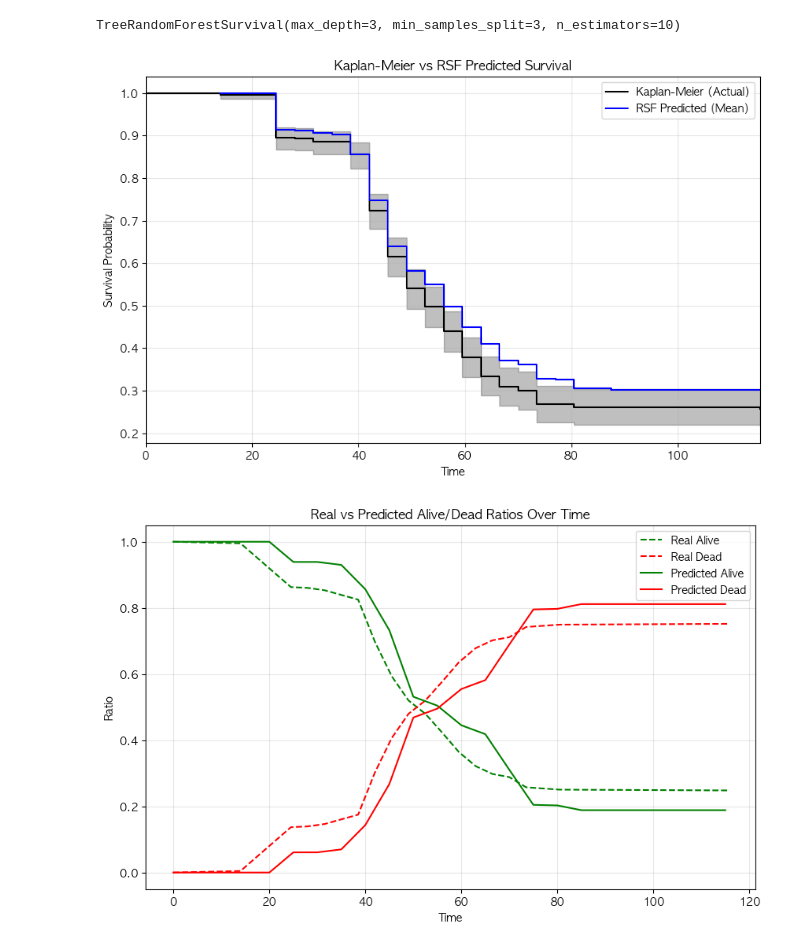
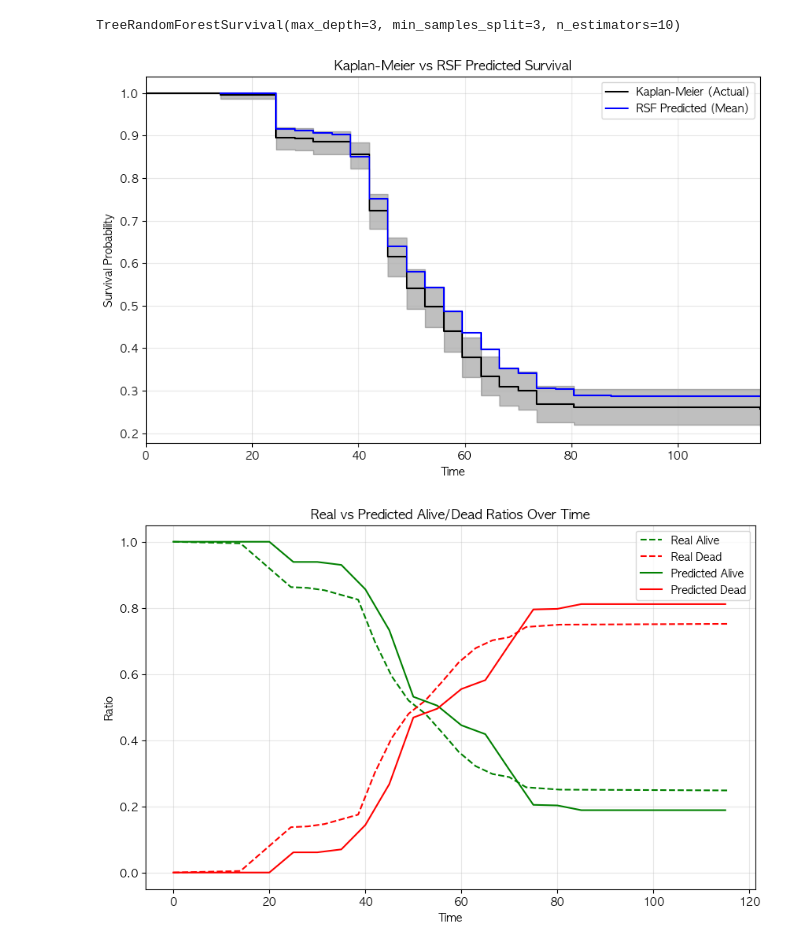
Before and after one commit to SKNetworks-AI19-250818/SKN19-mini-3Team, a Jupyter notebook: model_run.ipynb, the cells around one changed output. Saved outputs shown, nothing was run; the diff lists cells and outputs as text; code cells hidden in the pictures.

```diff
--- a/model_run.ipynb
+++ b/model_run.ipynb
@@ -237,9 +237,9 @@ rsf_optim.fit(*train_set)
 # %% [output]
 TreeRandomForestSurvival(max_depth=3, min_samples_split=3, n_estimators=10)
 # %%
-ModelAnalysis.compare_km_and_model(rsf_optim, *test_set, max_time=115.5)
+ModelAnalysis.compare_km_and_model(rsf, *test_set, max_time=115.5)
 # %% [output]
-[figure, old version]
+[figure, new version]
 # %%
 encode_selected = encode.loc[test_set[0]. index]
 
```
Also changed, not shown: parts of 1 cell of this notebook, 1 other file.
